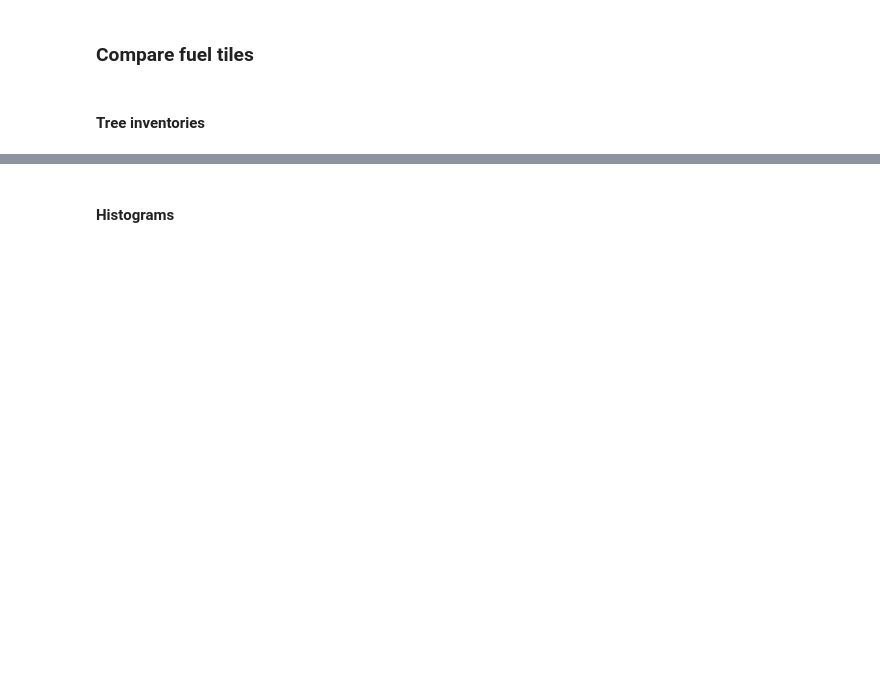
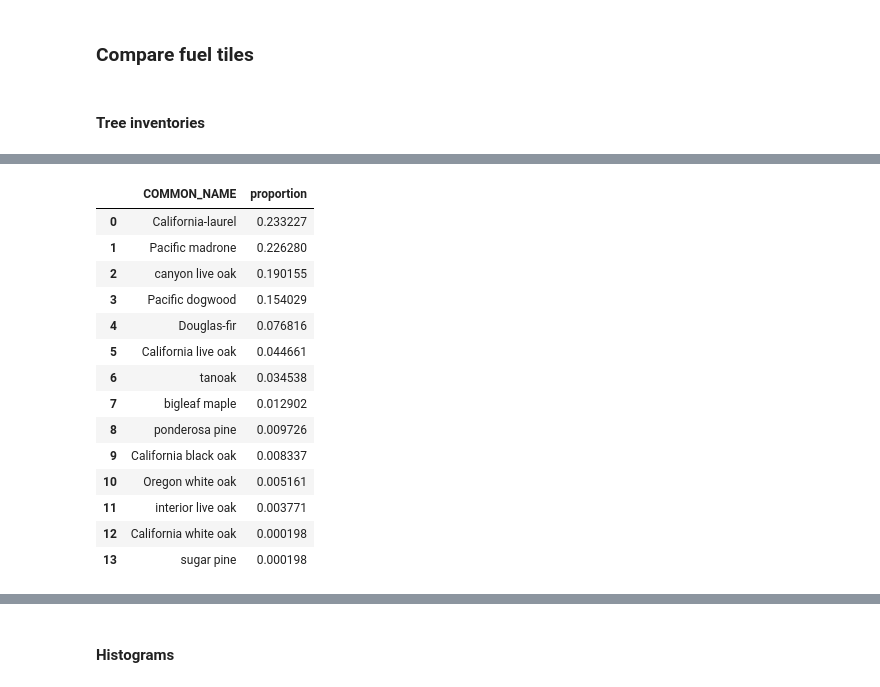
Before and after one commit to BurnPro3D/agu_2025, a Jupyter notebook: workflow_PUC.ipynb, the cells around one changed output, grey strips where cells are left out. Cells and saved outputs as stored; diff of their text form; code cells hidden in the pictures; blank space fills up the shorter version.

```diff
--- a/workflow_PUC.ipynb
+++ b/workflow_PUC.ipynb
@@ -717,0 +738,18 @@ fftl_als_gpd = fftl_als_gpd.sjoin(boundary_5070)
+# %%
+treemap_species
+# %% [output]
+|  | COMMON_NAME | proportion |
+| 0 | California-laurel | 0.233227 |
+| 1 | Pacific madrone | 0.226280 |
+| 2 | canyon live oak | 0.190155 |
+| 3 | Pacific dogwood | 0.154029 |
+| 4 | Douglas-fir | 0.076816 |
+| 5 | California live oak | 0.044661 |
+| 6 | tanoak | 0.034538 |
+| 7 | bigleaf maple | 0.012902 |
+| 8 | ponderosa pine | 0.009726 |
+| 9 | California black oak | 0.008337 |
+| 10 | Oregon white oak | 0.005161 |
+| 11 | interior live oak | 0.003771 |
+| 12 | California white oak | 0.000198 |
+| 13 | sugar pine | 0.000198 |
```
Also changed, not shown: parts of 7 cells of this notebook, 1 other file.
